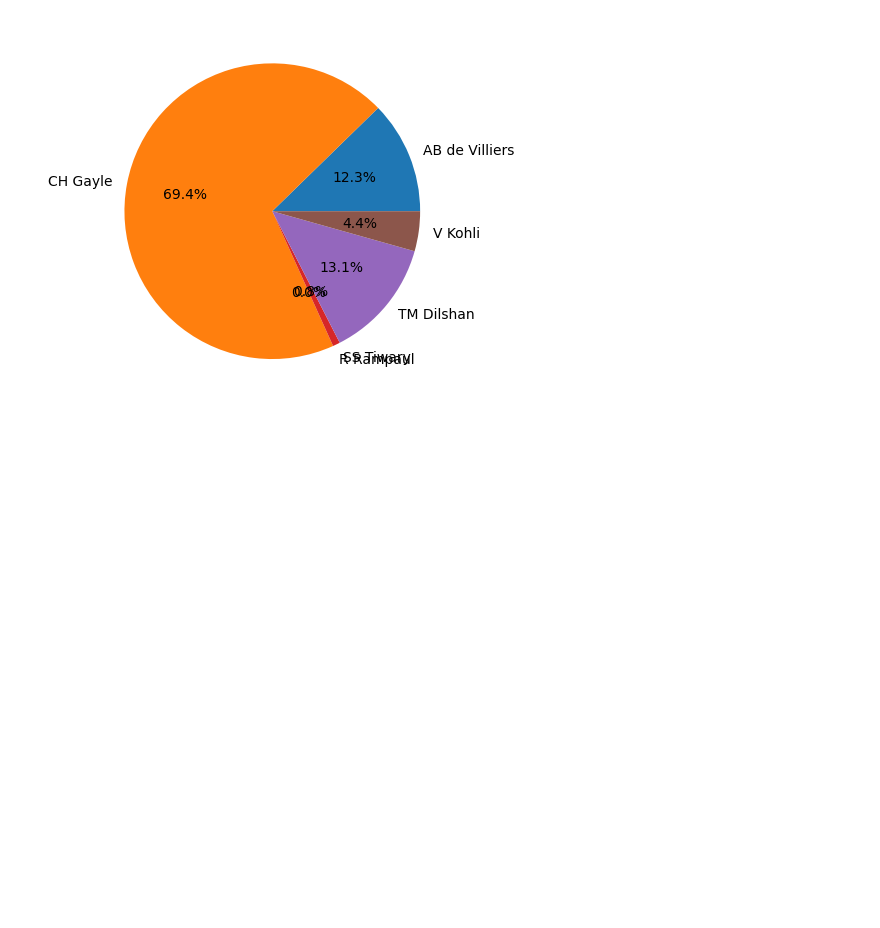
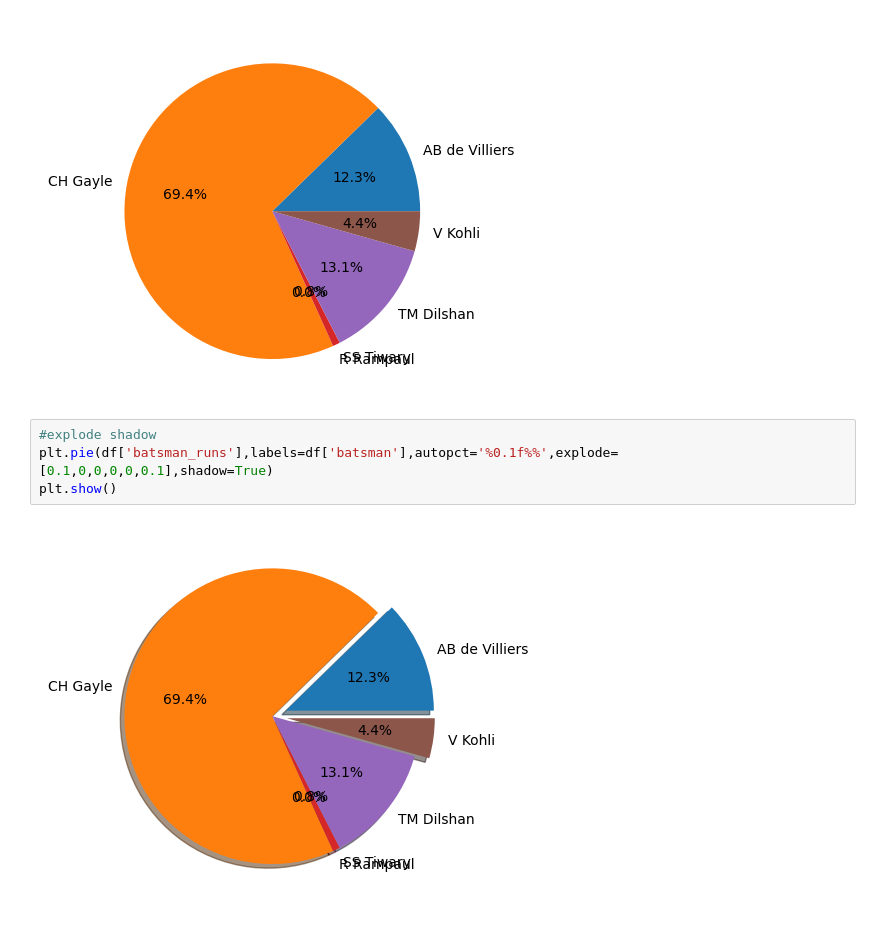
Before and after one commit to Abhinav09062005/python-, a Jupyter notebook: chapter4/mathplotlib.ipynb, the cells around one changed output. Saved outputs shown, nothing was run; the diff lists cells and outputs as text; blank space fills up the shorter version.

```diff
--- a/chapter4/mathplotlib.ipynb
+++ b/chapter4/mathplotlib.ipynb
@@ -319,3 +319,9 @@ plt.pie(df['batsman_runs'],labels=df['batsman'],autopct='%0.1f%%')
 plt.show()
 # %% [output]
 [figure]
+# %%
+#explode shadow
+plt.pie(df['batsman_runs'],labels=df['batsman'],autopct='%0.1f%%',explode=[0.1,0,0,0,0,0.1],shadow=True)
+plt.show()
+# %% [output]
+[figure, added]
```
Also changed, not shown: parts of 3 cells of this notebook, 1 other file.
